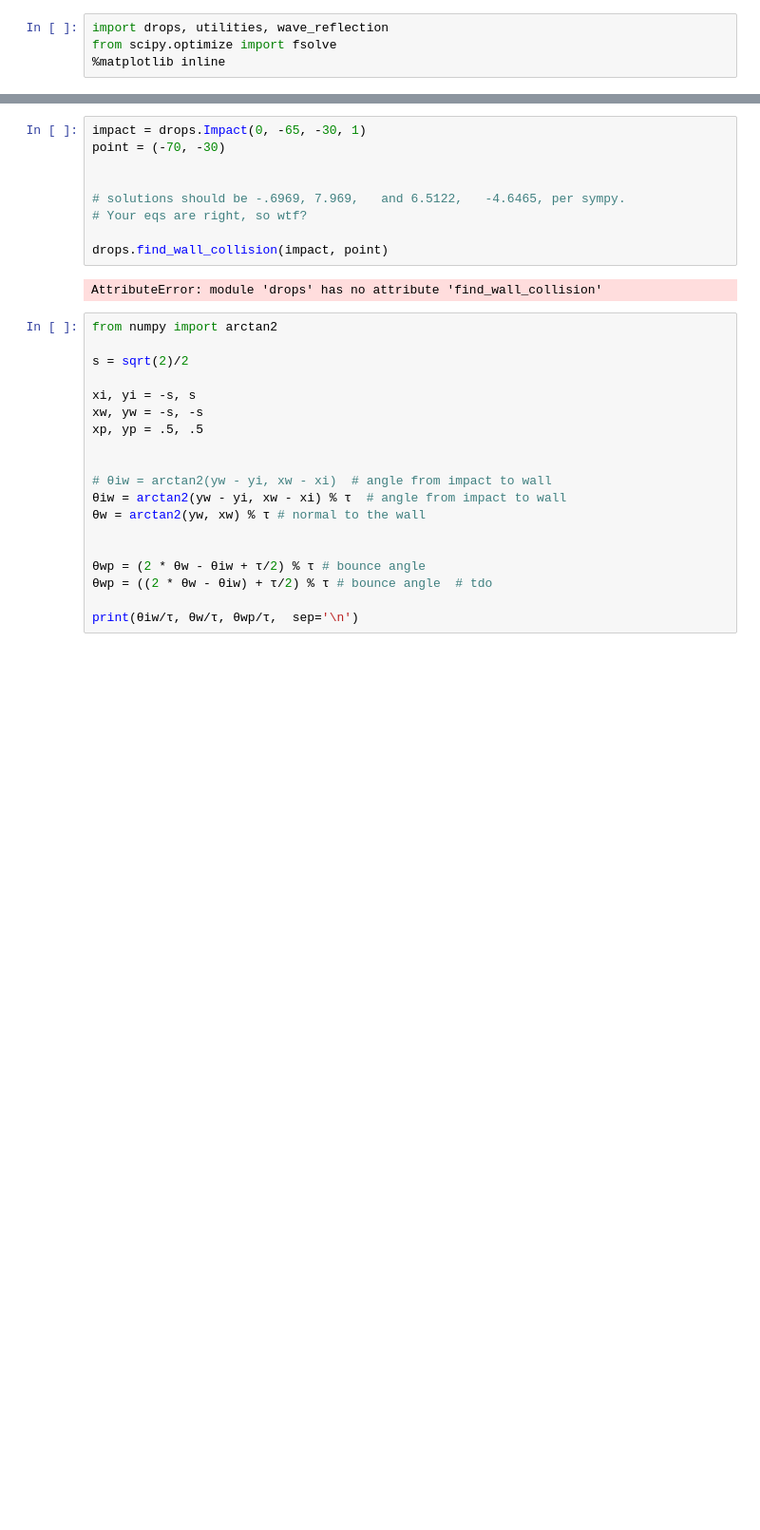
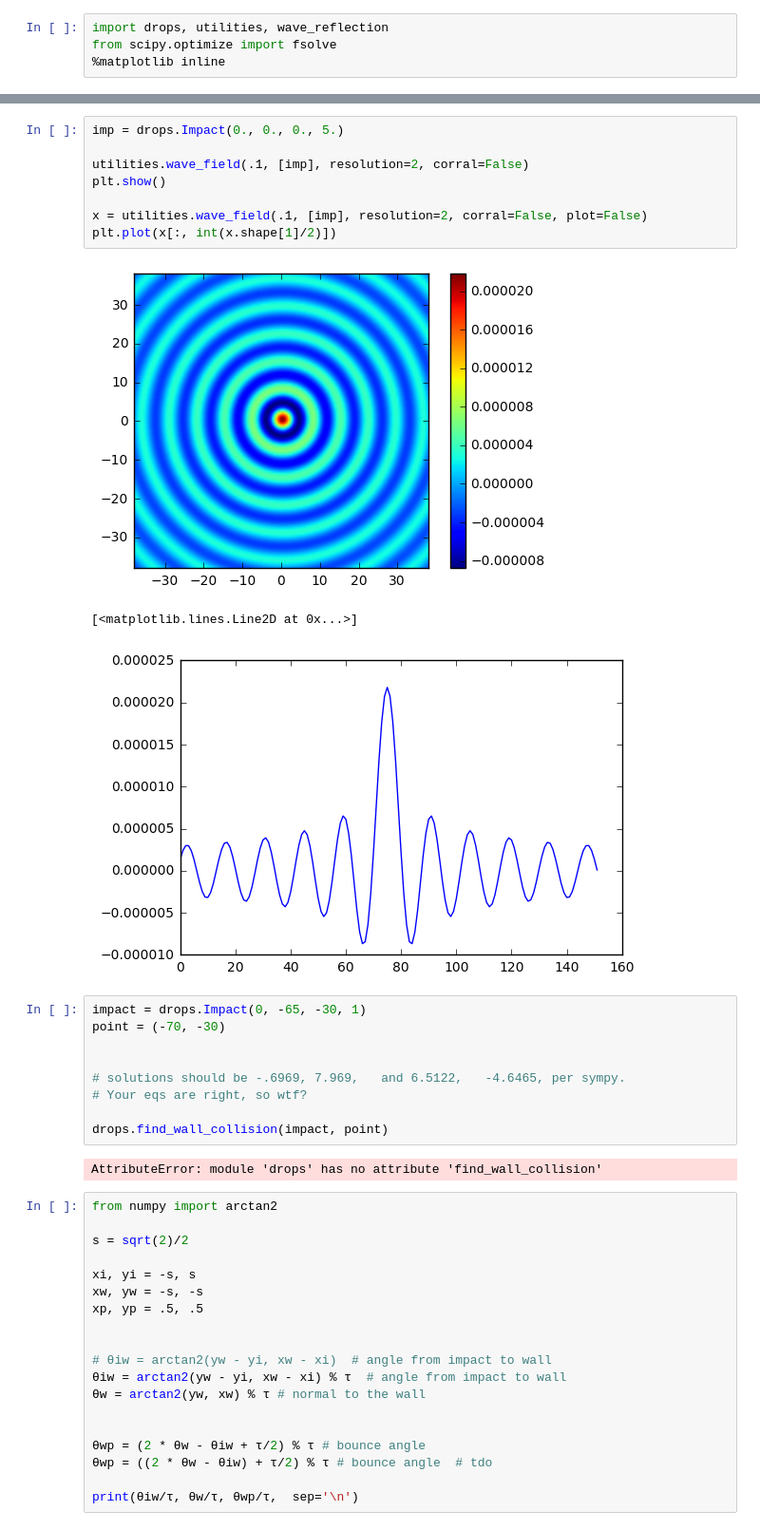
Before and after one commit to David-OConnor/mb-pilotwave, a Jupyter notebook: Drops.ipynb, the cells around one changed output, grey strips where cells are left out. Shown at 95% size. Saved outputs shown, nothing was run; the diff lists cells and outputs as text; blank space fills up the shorter version.

```diff
--- a/Drops.ipynb
+++ b/Drops.ipynb
@@ -26,3 +30,15 @@ plt.show()
+# %%
+imp = drops.Impact(0., 0., 0., 5.)
+
+utilities.wave_field(.1, [imp], resolution=2, corral=False)
+plt.show()
+
+x = utilities.wave_field(.1, [imp], resolution=2, corral=False, plot=False)
+plt.plot(x[:, int(x.shape[1]/2)])
+# %% [output]
+[figure, added]
+[<matplotlib.lines.Line2D at 0x...>]
+[figure, added]
 # %%
 impact = drops.Impact(0, -65, -30, 1)
 point = (-70, -30)
```
Also changed, not shown: parts of 5 cells of this notebook, 3 other files.
